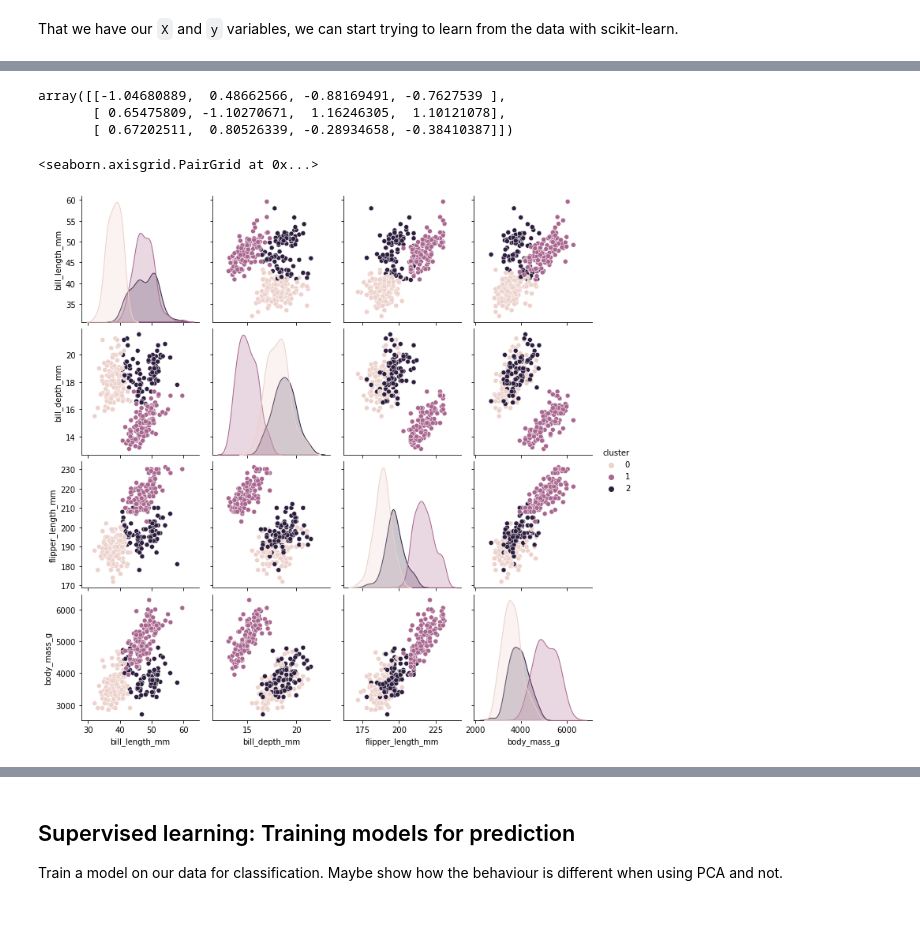
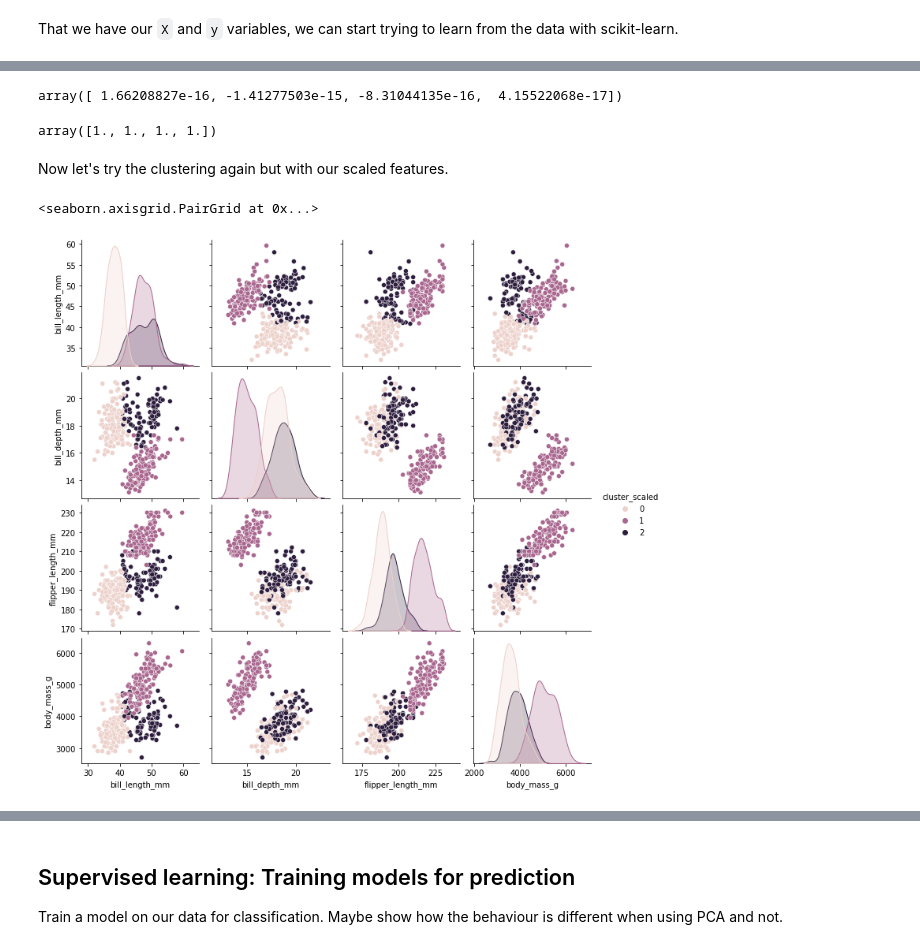
Before and after one commit to leouieda/ml-intro, a Jupyter notebook: introduction.ipynb, the cells around one changed output, grey strips where cells are left out. Saved outputs shown, nothing was run; the diff lists cells and outputs as text; code cells hidden in the pictures; blank space fills up the shorter version.

```diff
--- a/introduction.ipynb
+++ b/introduction.ipynb
@@ -242,2 +256,5 @@ Clustering and scaling.
 # %%
 kmeans = cluster.KMeans(n_clusters=3)
+kmeans.fit(X)
+cluster_labels = kmeans.predict(X)
+cluster_labels
@@ -250,13 +342,19 @@ X_scaled = scaler.transform(X)
-# %%
-kmeans.cluster_centers_
-# %% [output]
-array([[-1.04680889,  0.48662566, -0.88169491, -0.7627539 ],
-       [ 0.65475809, -1.10270671,  1.16246305,  1.10121078],
-       [ 0.67202511,  0.80526339, -0.28934658, -0.38410387]])
+# %%
+X_scaled.mean(axis=0)
+# %% [output]
+array([ 1.66208827e-16, -1.41277503e-15, -8.31044135e-16,  4.15522068e-17])
+# %%
+X_scaled.std(axis=0)
+# %% [output]
+array([1., 1., 1., 1.])
+# %% [markdown]
+Now let's try the clustering again but with our scaled features.
 # %%
-data = data.assign(cluster=cluster_labels)
+kmeans.fit(X_scaled)
+cluster_labels_scaled = kmeans.predict(X_scaled)
+data = data.assign(cluster_scaled=cluster_labels_scaled)
 # %%
-sns.pairplot(data, hue="cluster")
+sns.pairplot(data, hue="cluster_scaled", vars=feature_columns)
 # %% [output]
 <seaborn.axisgrid.PairGrid at 0x...>
-[figure, old version]
+[figure, new version]
```
Also changed, not shown: parts of 23 cells of this notebook.
